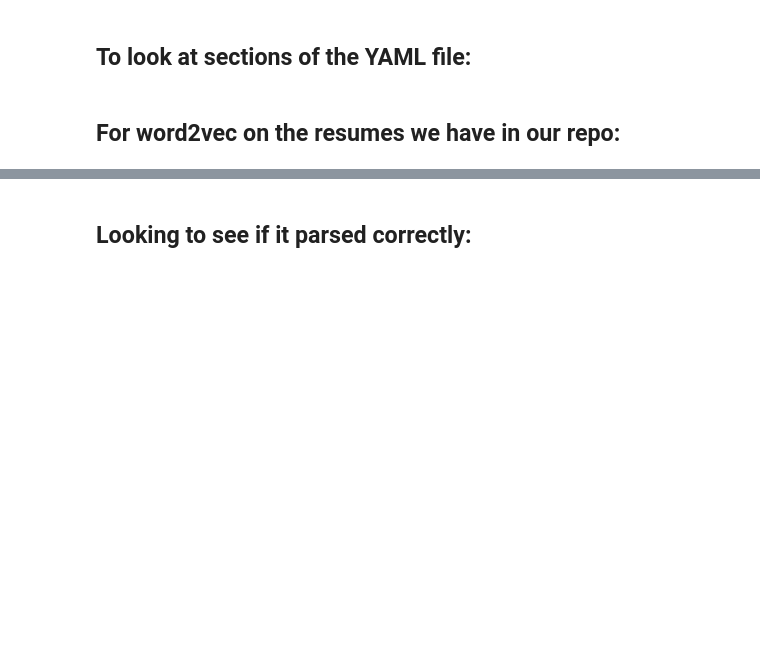
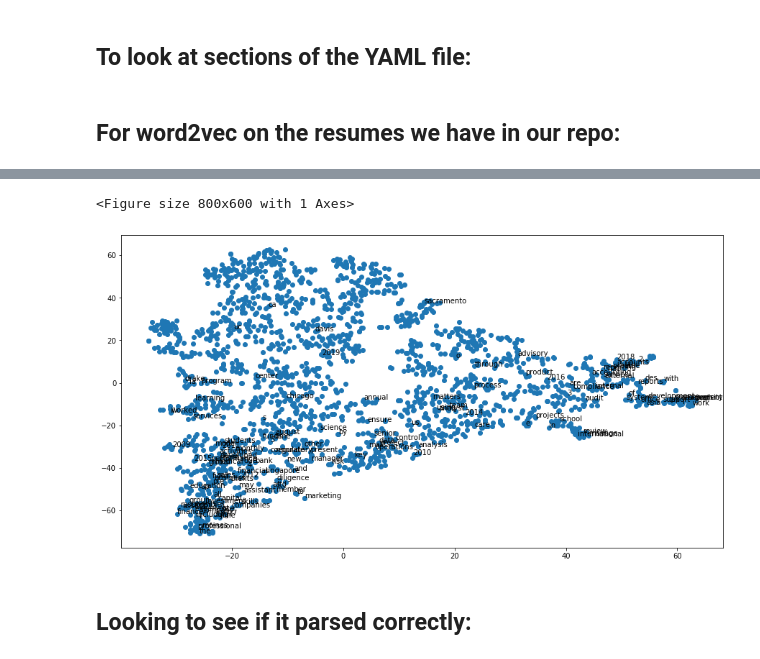
Before and after one commit to eitrheim/Resume-Parser, a Jupyter notebook: TrynaUnderstandDaCode.ipynb, the cells around one changed output, grey strips where cells are left out. Drawn from its saved outputs; the diff is of its cells as text; code cells hidden in the pictures; blank space fills up the shorter version.

```diff
--- a/TrynaUnderstandDaCode.ipynb
+++ b/TrynaUnderstandDaCode.ipynb
@@ -69,0 +121,4 @@ df.Education[i].replace('\n','')
+# %%
+x = df.Work[df.Work == df.Work]
+resumes = x.apply(lambda word: re.sub('[^A-Za-z0-9. ]', '', word))
+resumes.head()
@@ -69,0 +132,3 @@ df.Education[i].replace('\n','')
+# %%
+doc = nlp(resumes[6])
+displacy.render(doc, style='ent', jupyter=True)
@@ -183,6 +250,6 @@ def remove_stop_words(x):
 # %%
 from gensim.models.doc2vec import Doc2Vec, TaggedDocument
-resumes=df['text'].apply(remove_stop_words)
+resumes = df.text.apply(lambda word: re.sub('[^A-Za-z0-9. ]', '', word))
 # store as list of lists of words
 resumes_ted = []
 for sent_str in resumes:
@@ -204,0 +317,19 @@ NameError: name 'vectors' is not defined
+# %%
+from sklearn.manifold import TSNE
+import numpy as np
+import matplotlib.pyplot as plt
+
+tsne = TSNE(n_components=2, random_state=0)
+np.set_printoptions(suppress=True)
+Y = tsne.fit_transform(w2v.wv.vectors)
+# %% [output]
+<Figure size 800x600 with 1 Axes>
+# %%
+plt.figure(figsize=(15, 8))
+plt.scatter(Y[:, 0], Y[:, 1])
+for label, x, y in zip(w2v.wv.vocab, Y[:, 0], Y[:, 1]):
+    if w2v.wv.vocab[label].count > 30:
+        plt.annotate(label, xy=(x, y), xytext=(0, 0), textcoords='offset points')
+plt.show()
+# %% [output]
+[figure, added]
```
Also changed, not shown: parts of 17 cells of this notebook, 9 other files.
